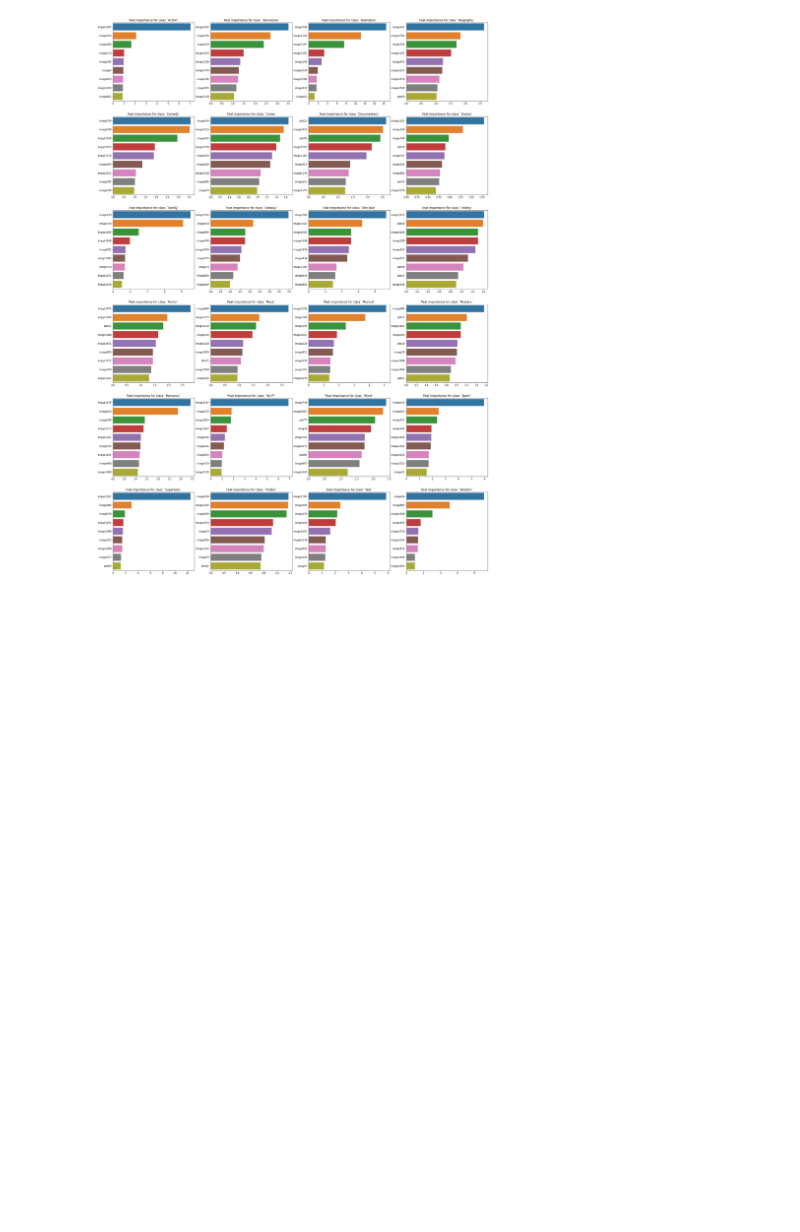
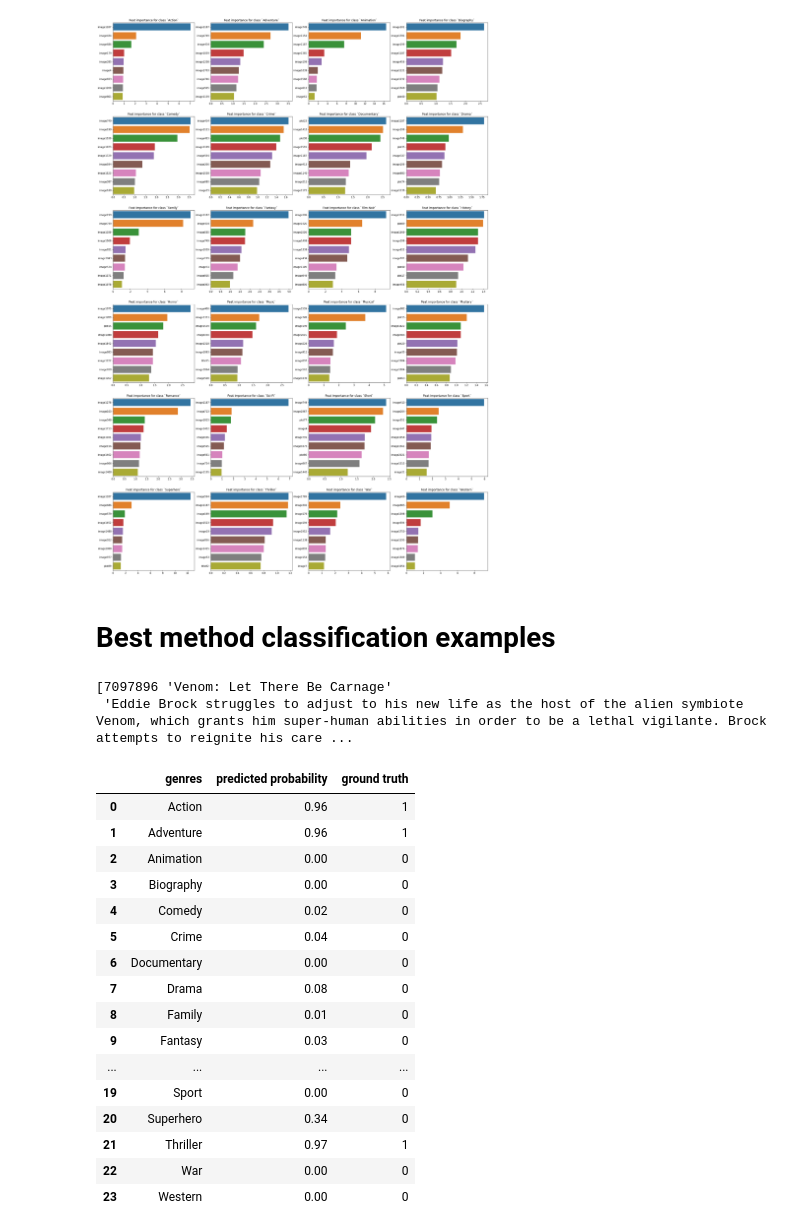
Before and after one commit to timetoai/IMDB_movie_classification, a Jupyter notebook: visualization.ipynb, the cells around one changed output. Drawn from its saved outputs; the diff is of its cells as text; code cells hidden in the pictures; blank space fills up the shorter version.

```diff
--- a/visualization.ipynb
+++ b/visualization.ipynb
@@ -85,3 +102,5 @@ for i in range(6):
         axs[i][j].set_title(f"Feat importance for class `{classes[k]}`")
 # %% [output]
 [figure]
+# %% [markdown]
+# Best method classification examples
@@ -87,0 +110,31 @@ for i in range(6):
+# %%
+data_dir = Path("data")
+imgs_dir = data_dir / "imgs"
+embeds_dir = Path("embeddings")
+
+movie_info = pd.read_csv(data_dir / "movie_info.csv")
+movie_info["plot"].fillna("No description", inplace=True)
+movie_info["genres"] = movie_info["genres"].map(lambda x: json.loads(x.replace("\'", "\"")))
+
+classes = ["Action", "Adventure", "Animation", "Biography", "Comedy", "Crime", "Documentary", "Drama",
+            "Family", "Fantasy", "Film-Noir", "History", "Horror", "Music", "Musical", "Mystery",
+            "Romance", "Sci-Fi", "Short", "Sport", "Superhero", "Thriller", "War", "Western"]
+
+for genre in classes:
+    movie_info[genre] = movie_info["genres"].map(lambda x: genre in x).astype(int)
+
+image_embeds = np.load(embeds_dir / "resnet50_features.npy")
+title_embeds = np.load(embeds_dir / "bag_of_words_title.npy")
+plot_embeds = np.load(embeds_dir / "bag_of_words_plot.npy")
+
+val_size = 0.2
+
+X = np.column_stack([image_embeds, title_embeds, plot_embeds])
+X_train, X_val = train_test_split(X, test_size=val_size, random_state=0)
+y = movie_info[classes].values
+y_train, y_val = train_test_split(y, test_size=val_size, random_state=0)
+
+models = [LogisticRegression(random_state=0, solver="saga") for _ in range(len(classes))]
+
+for i in tqdm(range(len(models))):
+    models[i].fit(X_train, y_train[:, i])
@@ -87,0 +148,27 @@ for i in range(6):
+# %%
+train_inds, test_inds = train_test_split(range(len(movie_info)), test_size=val_size, random_state=0)
+
+ind = 202
+preds = np.round(np.array([models[i].predict_proba(X_val[ind: ind + 1])[0, 1] for i in range(len(classes))]), 2)
+print(movie_info.iloc[test_inds[ind]][["imdb_id", "title", "plot"]].values)
+pd.DataFrame(list(zip(classes, preds, y_val[ind])), columns=["genres", "predicted probability", "ground truth"])
+# %% [output]
+[7097896 'Venom: Let There Be Carnage'
+ 'Eddie Brock struggles to adjust to his new life as the host of the alien symbiote Venom, which grants him super-human abilities in order to be a lethal vigilante. Brock attempts to reignite his care ...
+|  | genres | predicted probability | ground truth |
+| 0 | Action | 0.96 | 1 |
+| 1 | Adventure | 0.96 | 1 |
+| 2 | Animation | 0.00 | 0 |
+| 3 | Biography | 0.00 | 0 |
+| 4 | Comedy | 0.02 | 0 |
+| 5 | Crime | 0.04 | 0 |
+| 6 | Documentary | 0.00 | 0 |
+| 7 | Drama | 0.08 | 0 |
+| 8 | Family | 0.01 | 0 |
+| 9 | Fantasy | 0.03 | 0 |
+| ... | ... | ... | ... |
+| 19 | Sport | 0.00 | 0 |
+| 20 | Superhero | 0.34 | 0 |
+| 21 | Thriller | 0.97 | 1 |
+| 22 | War | 0.00 | 0 |
+| 23 | Western | 0.00 | 0 |
```
Also changed, not shown: parts of 8 cells of this notebook, 27 other files.
